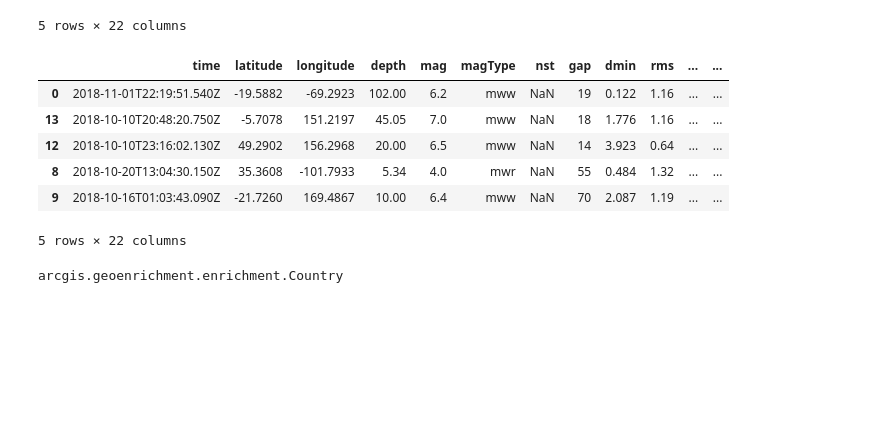
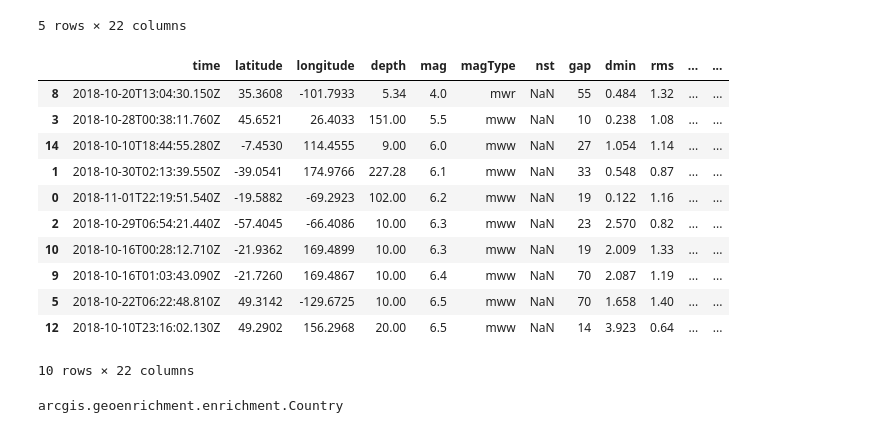
Before and after one commit to LauraLB2006/advanced_class, a Jupyter notebook: Project3/Q2_USGS.ipynb, the cells around one changed output. Cells and saved outputs as stored; diff of their text form; code cells hidden in the pictures; blank space fills up the shorter version.

```diff
--- a/Project3/Q2_USGS.ipynb
+++ b/Project3/Q2_USGS.ipynb
@@ -55,17 +57,22 @@ mag_val.head()
 | 0 | 2018-11-01T22:19:51.540Z | -19.5882 | -69.2923 | 102.00 | 6.2 | mww | NaN | 19 | 0.122 | 1.16 | ... | ... |
 5 rows × 22 columns
 # %%
-pl = df.sort_values (by = "place")
+pl = df.sort_values (by = "mag")
-# %%
-pl.head ()
-# %% [output]
-|  | time | latitude | longitude | depth | mag | magType | nst | gap | dmin | rms | ... | ... |
-| 0 | 2018-11-01T22:19:51.540Z | -19.5882 | -69.2923 | 102.00 | 6.2 | mww | NaN | 19 | 0.122 | 1.16 | ... | ... |
-| 13 | 2018-10-10T20:48:20.750Z | -5.7078 | 151.2197 | 45.05 | 7.0 | mww | NaN | 18 | 1.776 | 1.16 | ... | ... |
-| 12 | 2018-10-10T23:16:02.130Z | 49.2902 | 156.2968 | 20.00 | 6.5 | mww | NaN | 14 | 3.923 | 0.64 | ... | ... |
-| 8 | 2018-10-20T13:04:30.150Z | 35.3608 | -101.7933 | 5.34 | 4.0 | mwr | NaN | 55 | 0.484 | 1.32 | ... | ... |
-| 9 | 2018-10-16T01:03:43.090Z | -21.7260 | 169.4867 | 10.00 | 6.4 | mww | NaN | 70 | 2.087 | 1.19 | ... | ... |
-5 rows × 22 columns
+# %%
+pl [0:10]
+# %% [output]
+|  | time | latitude | longitude | depth | mag | magType | nst | gap | dmin | rms | ... | ... |
+| 8 | 2018-10-20T13:04:30.150Z | 35.3608 | -101.7933 | 5.34 | 4.0 | mwr | NaN | 55 | 0.484 | 1.32 | ... | ... |
+| 3 | 2018-10-28T00:38:11.760Z | 45.6521 | 26.4033 | 151.00 | 5.5 | mww | NaN | 10 | 0.238 | 1.08 | ... | ... |
+| 14 | 2018-10-10T18:44:55.280Z | -7.4530 | 114.4555 | 9.00 | 6.0 | mww | NaN | 27 | 1.054 | 1.14 | ... | ... |
+| 1 | 2018-10-30T02:13:39.550Z | -39.0541 | 174.9766 | 227.28 | 6.1 | mww | NaN | 33 | 0.548 | 0.87 | ... | ... |
+| 0 | 2018-11-01T22:19:51.540Z | -19.5882 | -69.2923 | 102.00 | 6.2 | mww | NaN | 19 | 0.122 | 1.16 | ... | ... |
+| 2 | 2018-10-29T06:54:21.440Z | -57.4045 | -66.4086 | 10.00 | 6.3 | mww | NaN | 23 | 2.570 | 0.82 | ... | ... |
+| 10 | 2018-10-16T00:28:12.710Z | -21.9362 | 169.4899 | 10.00 | 6.3 | mww | NaN | 19 | 2.009 | 1.33 | ... | ... |
+| 9 | 2018-10-16T01:03:43.090Z | -21.7260 | 169.4867 | 10.00 | 6.4 | mww | NaN | 70 | 2.087 | 1.19 | ... | ... |
+| 5 | 2018-10-22T06:22:48.810Z | 49.3142 | -129.6725 | 10.00 | 6.5 | mww | NaN | 70 | 1.658 | 1.40 | ... | ... |
+| 12 | 2018-10-10T23:16:02.130Z | 49.2902 | 156.2968 | 20.00 | 6.5 | mww | NaN | 14 | 3.923 | 0.64 | ... | ... |
+10 rows × 22 columns
 # %%
 usa = Country.get('US')
 type(usa)
```
Also changed, not shown: parts of 39 cells of this notebook.
